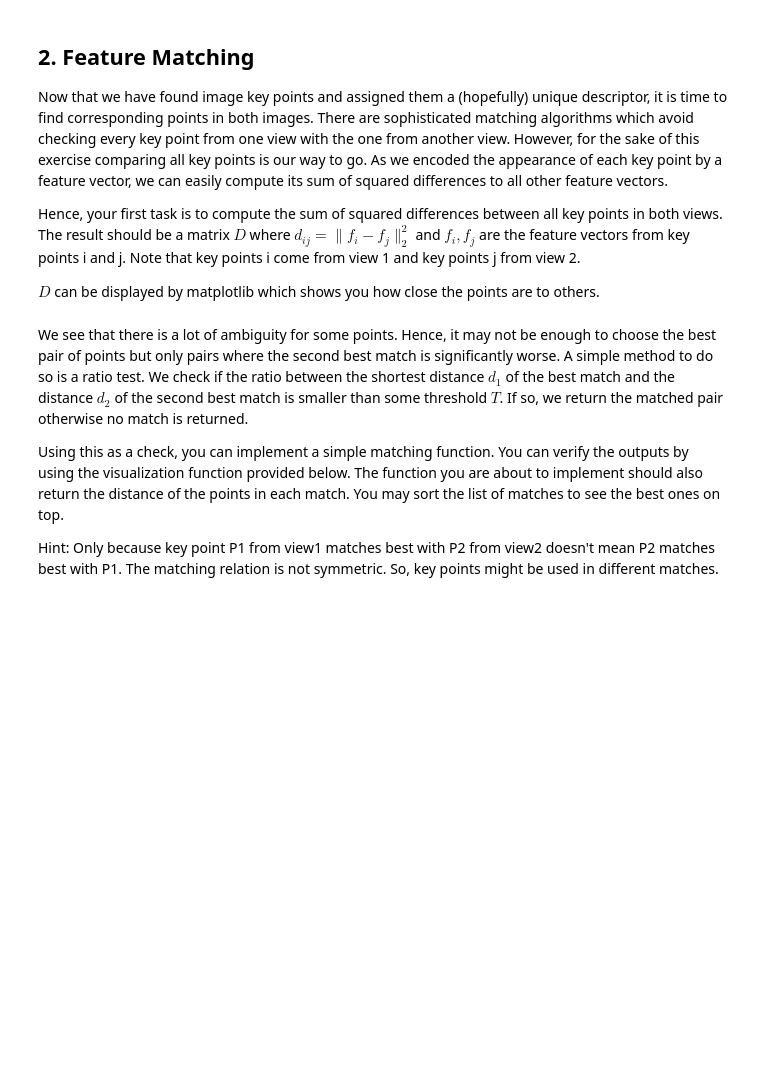
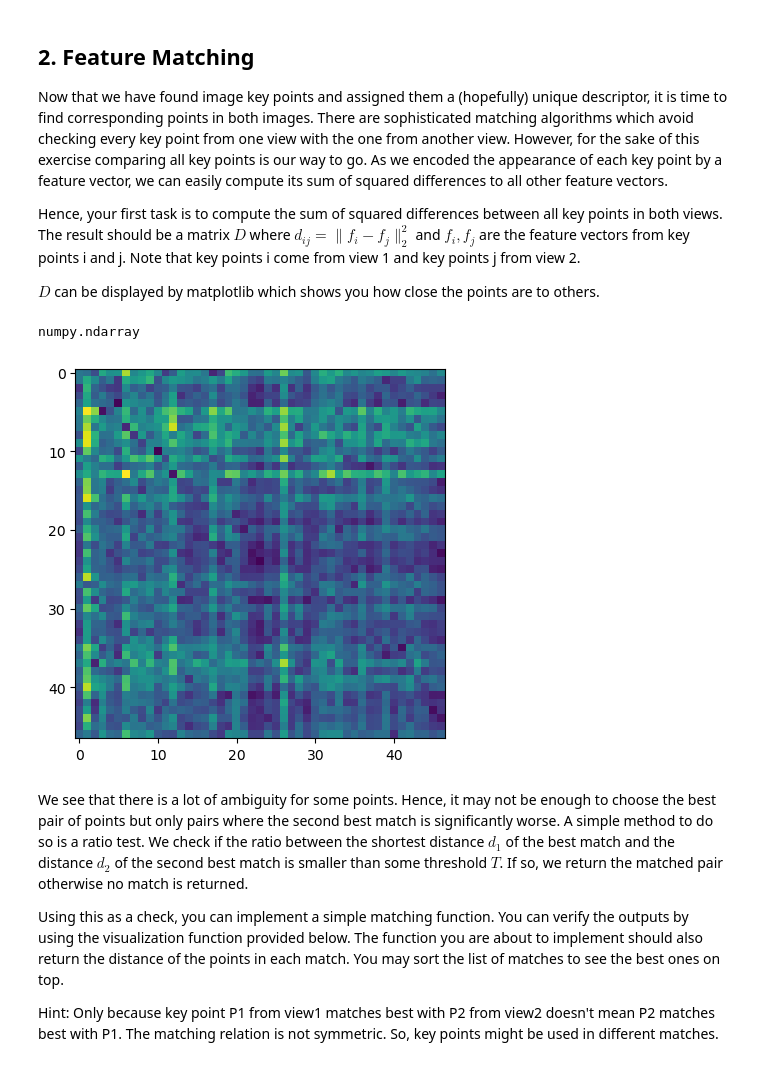
Before and after one commit to neelkanthrawat/3dcv-students, a Jupyter notebook: 4.0-tl-feature-matching.ipynb, the cells around one changed output. Cells and saved outputs as stored; diff of their text form; code cells hidden in the pictures; blank space fills up the shorter version.

```diff
--- a/4.0-tl-feature-matching.ipynb
+++ b/4.0-tl-feature-matching.ipynb
@@ -421,23 +425,48 @@ Hence, your first task is to compute the sum of squared differences between all
 The result should be a matrix $D$ where $d_{ij} = \| f_i-f_j\|_2^2$ and $f_i, f_j$ are the feature vectors from key points i and j. Note that key points i come from view 1 and key points j from view 2.
 
 $D$ can be displayed by matplotlib which shows you how close the points are to others.
+# %%
+type(features["view1"])
+# %% [output]
+numpy.ndarray
 # %%
 features_view1 = features["view1"]
 features_view2 = features["view2"]
 
 def get_distances(features_view1: npt.ArrayLike, features_view2: npt.ArrayLike) -> np.ndarray:
     """Compute the distance matrix between the feature vectors.
 
     :param features_view1: feature vectors of view 1 [number of keypoints view 1, feature vector size]
     :param features_view2: feature vectors of view 2 [number of keypoints view 2, feature vector size]
     :return array with distance matrix [number of keypoints 1, number of keypoints view 2]
     """
     # TODO: implement it
+    f1 = np.asarray(features_view1)
+    f2 = np.asarray(features_view2)
 
-D = # TODO: implement and call get_distances
+    # More Efficient Implementation
+    # f1_sq = np.sum(f1**2, axis=1).reshape(-1, 1)   # shape (N, 1)
+    # f2_sq = np.sum(f2**2, axis=1).reshape(1, -1)   # shape (1, M)
+    # cross_term = np.dot(f1, f2.T)                  # shape (N, M)
+    # # Squared Euclidean distance
+    # dists_squared = f1_sq + f2_sq - 2 * cross_term
+
+    # Naive/ brute force implementation
+    N, M = f1.shape[0], f2.shape[0]
+    dists_squared = np.zeros((N, M))
+    for i in range(N):
+        for j in range(M):
+            diff = f1[i] - f2[j]
+            dists_squared[i, j] = np.sum(diff**2)
+    return dists_squared
+
+
+D = get_distances(features_view1, features_view2)  # TODO: implement and call get_distances
 
 plt.imshow(D)
 plt.show()
+# %% [output]
+[figure, added]
 # %% [markdown]
 We see that there is a lot of ambiguity for some points. Hence, it may not be enough to choose the best pair of points but only pairs where the second best match is significantly worse. A simple method to do so is a ratio test. We check if the ratio between the shortest distance $d_1$ of the best match and the distance $d_2$ of the second best match is smaller than some threshold $T$. If so, we return the matched pair otherwise no match is returned.
 
```
Also changed, not shown: parts of 7 cells of this notebook.
